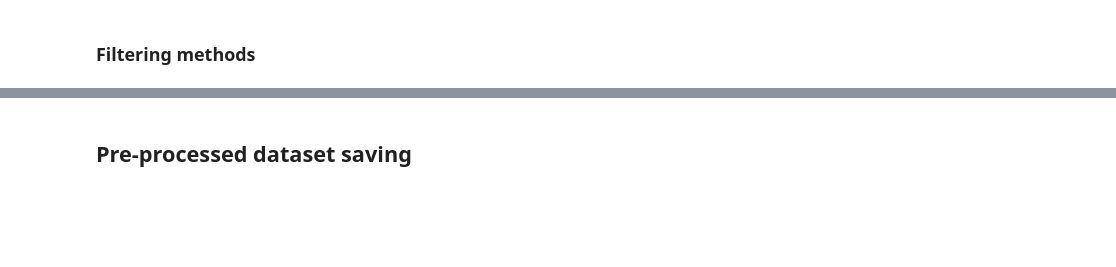
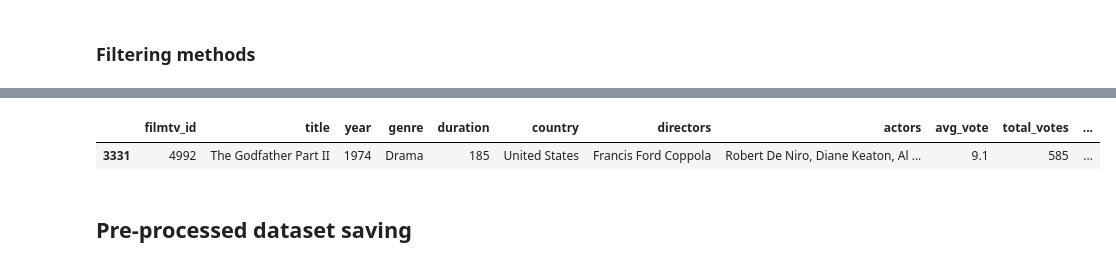
Before and after one commit to davidecozzarin/MoviesRecommender, a Jupyter notebook: preprocessing.ipynb, the cells around one changed output, grey strips where cells are left out. Cells and saved outputs as stored; diff of their text form; code cells hidden in the pictures; blank space fills up the shorter version.

```diff
--- a/preprocessing.ipynb
+++ b/preprocessing.ipynb
@@ -488,8 +822,11 @@ def search_movie(dataset, title=None):
         filtered = filtered[filtered['title'].str.contains(title, case=False, na=False)]
     return filtered
 # %%
-movie = search_movie(dataset, title="The Shining")
+movie = search_movie(dataset, title="The Godfather Part II")
 movie
+# %% [output]
+|  | filmtv_id | title | year | genre | duration | country | directors | actors | avg_vote | total_votes | ... |
+| 3331 | 4992 | The Godfather Part II | 1974 | Drama | 185 | United States | Francis Ford Coppola | Robert De Niro, Diane Keaton, Al ... | 9.1 | 585 | ... |
 # %% [markdown]
 ## Pre-processed dataset saving
 # %%
```
Also changed, not shown: parts of 40 cells of this notebook, 1 other file.
